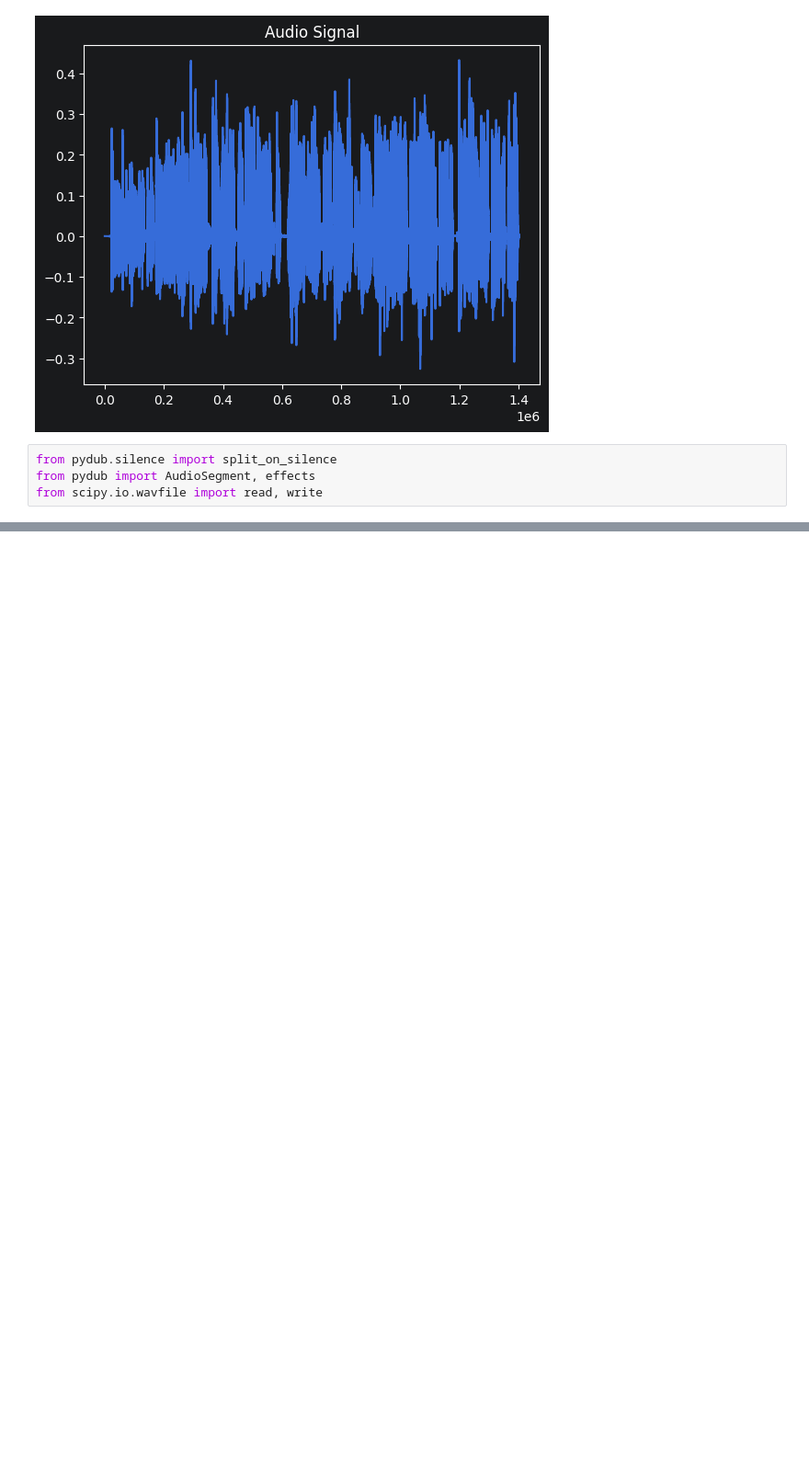
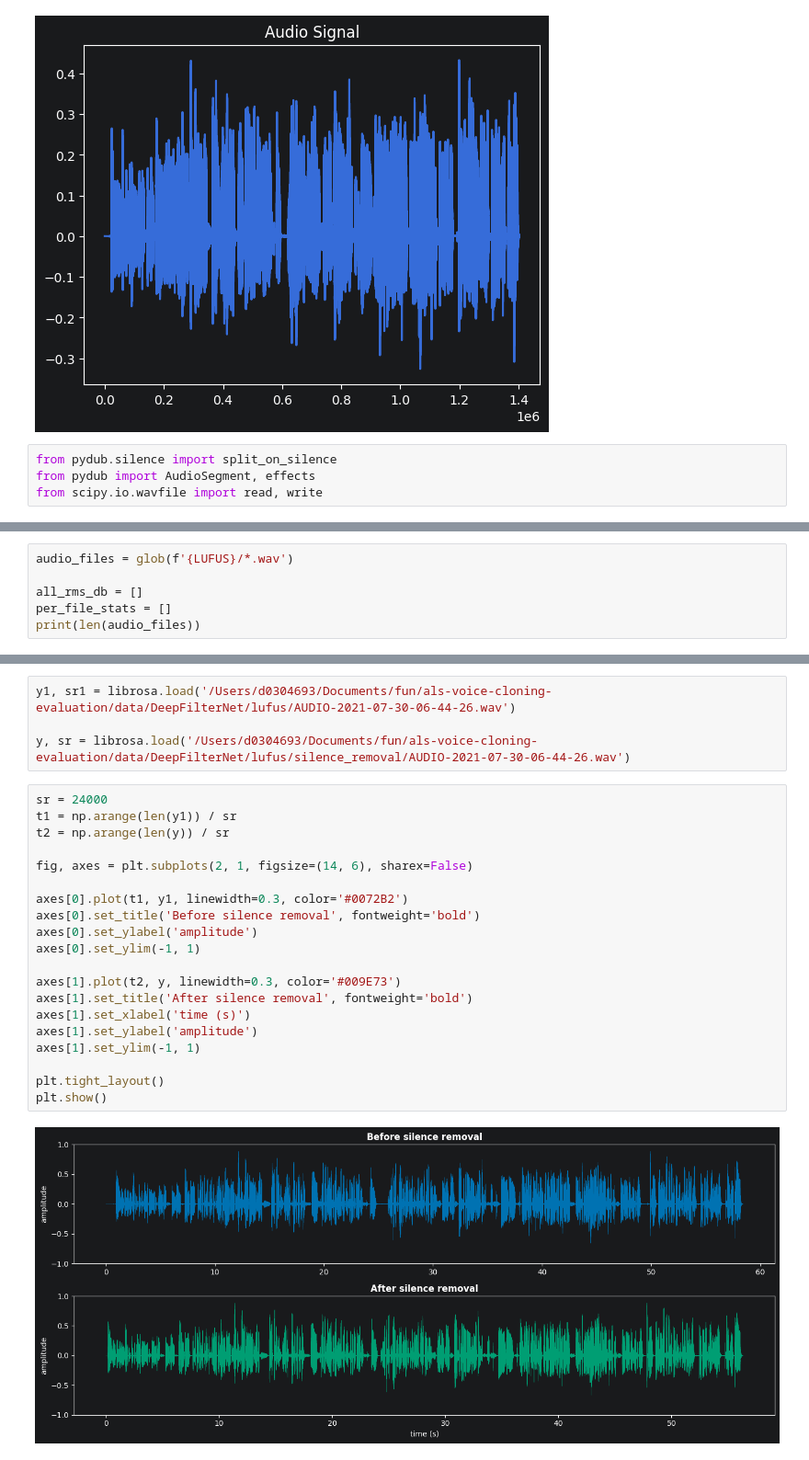
Before and after one commit to seiferla/als-voice-cloning-evaluation, a Jupyter notebook: notebooks/data_preprocessing.ipynb, the cells around one changed output, grey strips where cells are left out. Shown at 92% size. Saved outputs shown, nothing was run; the diff lists cells and outputs as text; blank space fills up the shorter version.

Commit message:
Introduce silence removal logic, enhance RMS calculation for audio files, and add visualization for before/after comparisons in `data_preprocessing.ipynb`.

```diff
--- a/notebooks/data_preprocessing.ipynb
+++ b/notebooks/data_preprocessing.ipynb
@@ -148,0 +153,6 @@ from scipy.io.wavfile import read, write
+# %%
+audio_files = glob(f'{LUFUS}/*.wav')
+
+all_rms_db = []
+per_file_stats = []
+print(len(audio_files))
@@ -173,0 +219,26 @@ Reduction in length: 42791 samples
+# %%
+y1, sr1 = librosa.load('/Users/d0304693/Documents/fun/als-voice-cloning-evaluation/data/DeepFilterNet/lufus/AUDIO-2021-07-30-06-44-26.wav')
+
+y, sr = librosa.load('/Users/d0304693/Documents/fun/als-voice-cloning-evaluation/data/DeepFilterNet/lufus/silence_removal/AUDIO-2021-07-30-06-44-26.wav')
+# %%
+sr = 24000
+t1 = np.arange(len(y1)) / sr
+t2 = np.arange(len(y)) / sr
+
+fig, axes = plt.subplots(2, 1, figsize=(14, 6), sharex=False)
+
+axes[0].plot(t1, y1, linewidth=0.3, color='#0072B2')
+axes[0].set_title('Before silence removal', fontweight='bold')
+axes[0].set_ylabel('amplitude')
+axes[0].set_ylim(-1, 1)
+
+axes[1].plot(t2, y, linewidth=0.3, color='#009E73')
+axes[1].set_title('After silence removal', fontweight='bold')
+axes[1].set_xlabel('time (s)')
+axes[1].set_ylabel('amplitude')
+axes[1].set_ylim(-1, 1)
+
+plt.tight_layout()
+plt.show()
+# %% [output]
+[figure, added]
```
Also changed, not shown: parts of 9 cells of this notebook.
